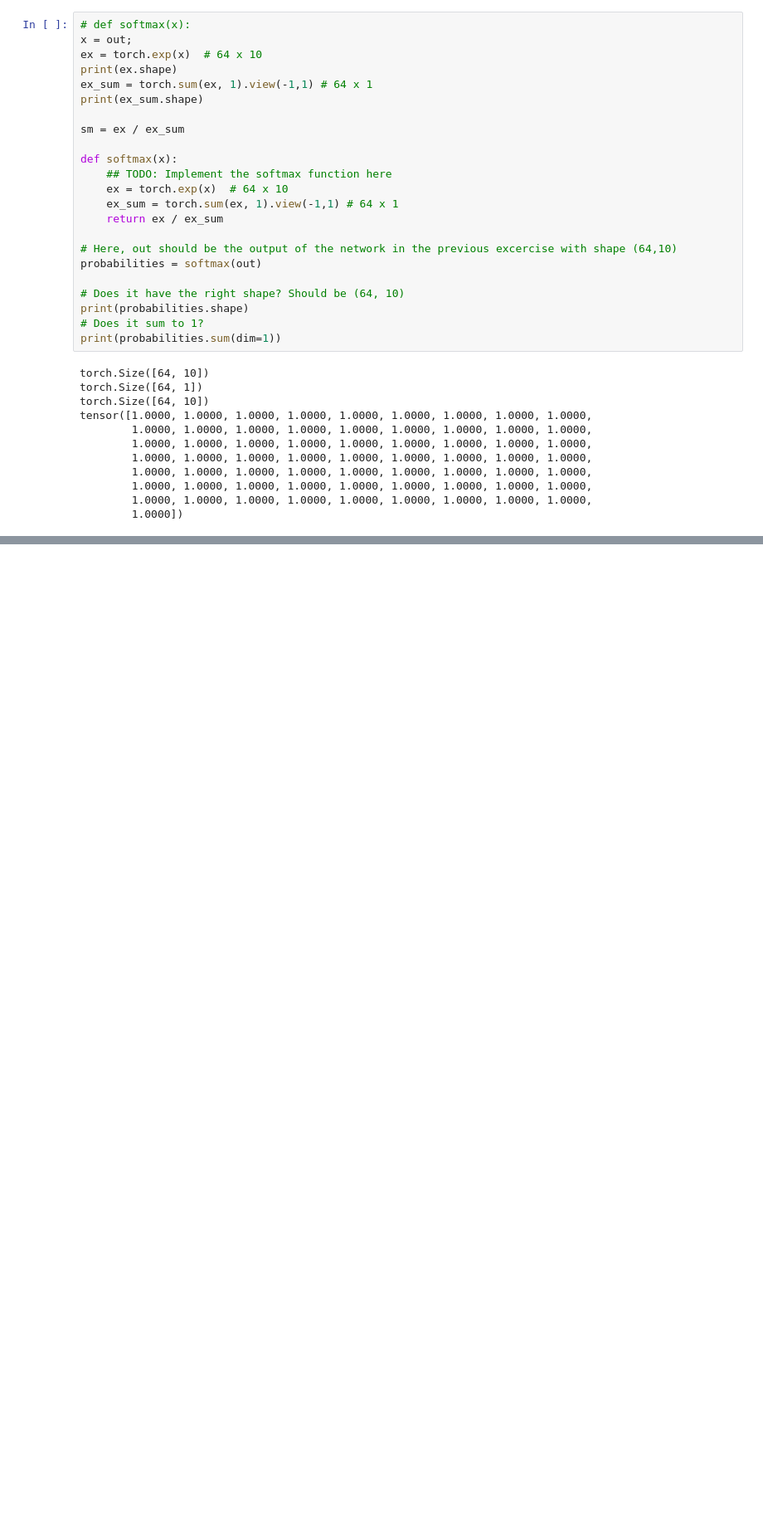
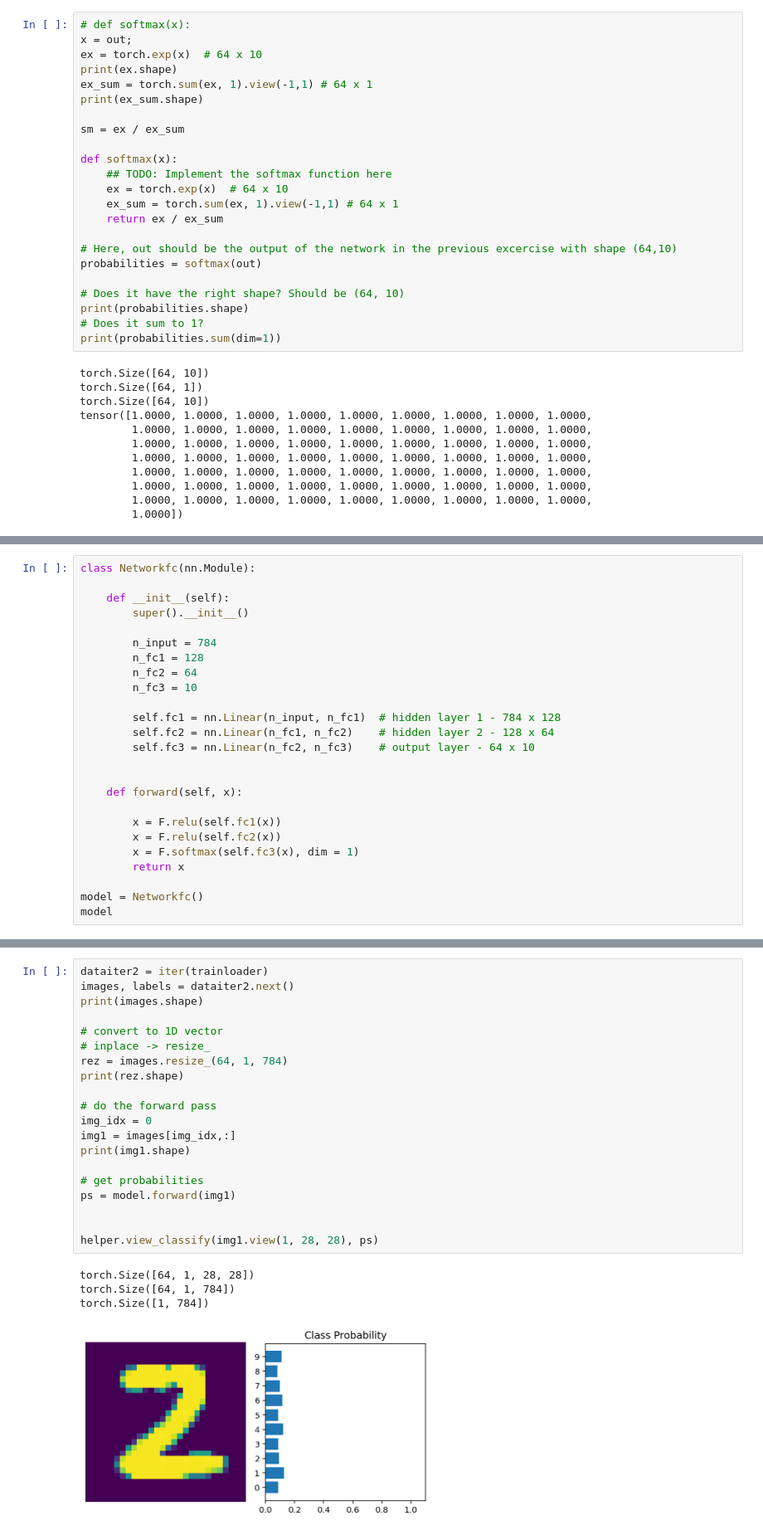
Before and after one commit to JananiSBabu/deep-learning-with-pytorch-torchvision, a Jupyter notebook: Tensors in PyTorch_Practice.ipynb, the cells around one changed output, grey strips where cells are left out. Shown at 83% size. Drawn from its saved outputs; the diff is of its cells as text; blank space fills up the shorter version.

Commit message:
Added self learning of pytorch nn module

```diff
--- a/Tensors in PyTorch_Practice.ipynb
+++ b/Tensors in PyTorch_Practice.ipynb
@@ -231,0 +312,25 @@ tensor([1.0000, 1.0000, 1.0000, 1.0000, 1.0000, 1.0000, 1.0000, 1.0000, 1.0000,
+# %%
+class Networkfc(nn.Module):
+
+    def __init__(self):
+        super().__init__()
+
+        n_input = 784
+        n_fc1 = 128
+        n_fc2 = 64
+        n_fc3 = 10
+
+        self.fc1 = nn.Linear(n_input, n_fc1)  # hidden layer 1 - 784 x 128
+        self.fc2 = nn.Linear(n_fc1, n_fc2)    # hidden layer 2 - 128 x 64
+        self.fc3 = nn.Linear(n_fc2, n_fc3)    # output layer - 64 x 10
+
+
+    def forward(self, x):
+
+        x = F.relu(self.fc1(x))
+        x = F.relu(self.fc2(x))
+        x = F.softmax(self.fc3(x), dim = 1)
+        return x
+
+model = Networkfc()
+model
@@ -231,0 +368,25 @@ tensor([1.0000, 1.0000, 1.0000, 1.0000, 1.0000, 1.0000, 1.0000, 1.0000, 1.0000,
+# %%
+dataiter2 = iter(trainloader)
+images, labels = dataiter2.next()
+print(images.shape)
+
+# convert to 1D vector
+# inplace -> resize_
+rez = images.resize_(64, 1, 784)
+print(rez.shape)
+
+# do the forward pass
+img_idx = 0
+img1 = images[img_idx,:]
+print(img1.shape)
+
+# get probabilities
+ps = model.forward(img1)
+
+
+helper.view_classify(img1.view(1, 28, 28), ps)
+# %% [output]
+torch.Size([64, 1, 28, 28])
+torch.Size([64, 1, 784])
+torch.Size([1, 784])
+[figure, added]
```
Also changed, not shown: parts of 14 cells of this notebook.
